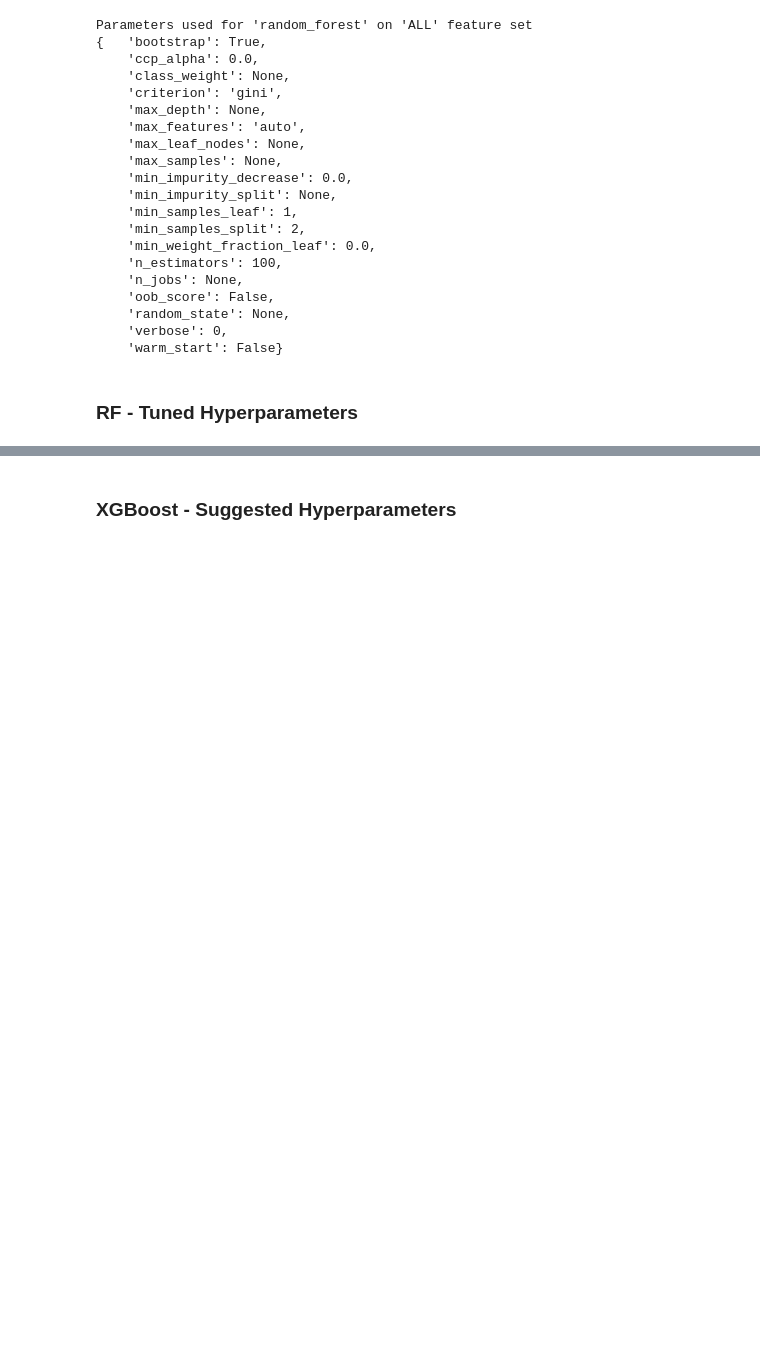
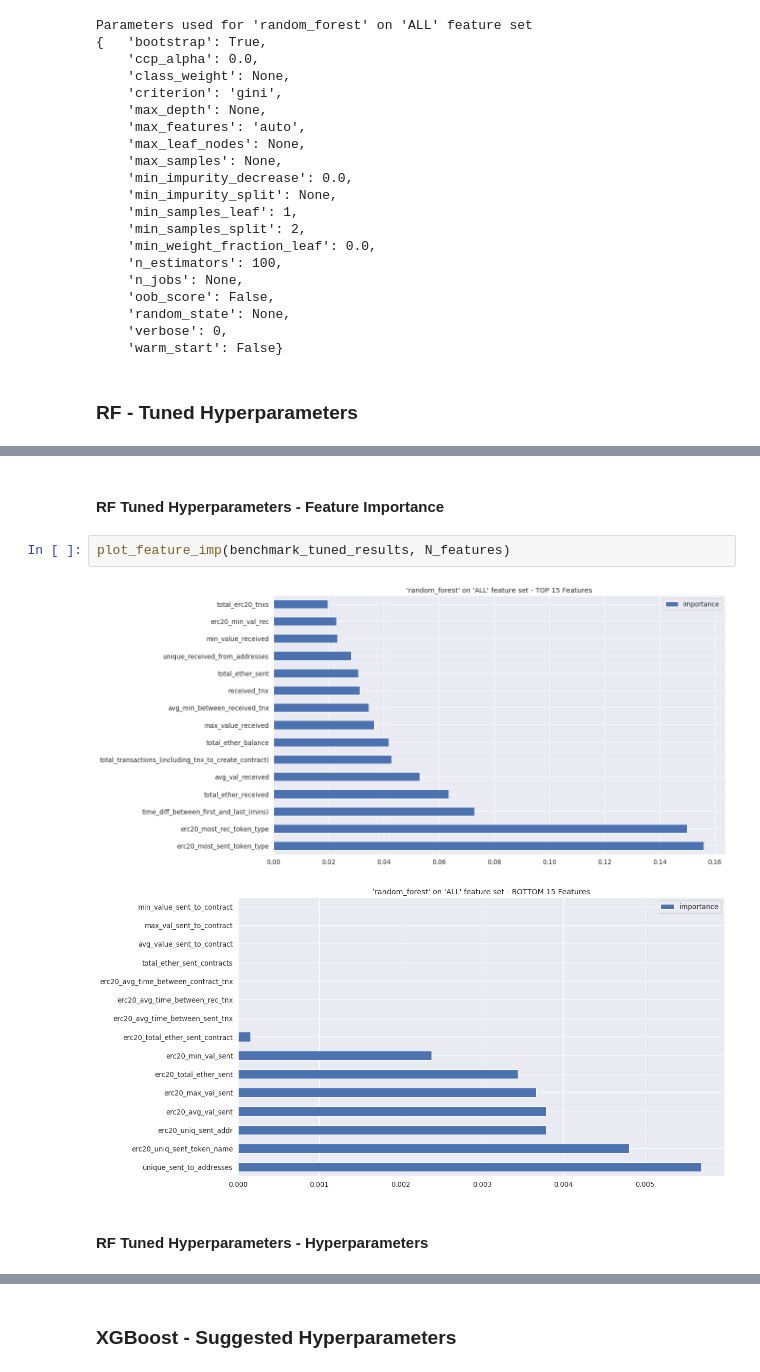
Before and after one commit to achmand/aml-crypto-graph, a Jupyter notebook: src/1.1_experiment_results.ipynb, the cells around one changed output, grey strips where cells are left out. Drawn from its saved outputs; the diff is of its cells as text; blank space fills up the shorter version.

```diff
--- a/src/1.1_experiment_results.ipynb
+++ b/src/1.1_experiment_results.ipynb
@@ -121,0 +173,9 @@ Parameters used for 'random_forest' on 'ALL' feature set
+# %% [markdown]
+####  RF Tuned Hyperparameters - Feature Importance
+# %%
+plot_feature_imp(benchmark_tuned_results, N_features)
+# %% [output]
+[figure, added]
+[figure, added]
+# %% [markdown]
+#### RF Tuned Hyperparameters - Hyperparameters
```
Also changed, not shown: parts of 9 cells of this notebook, 2 other files.
